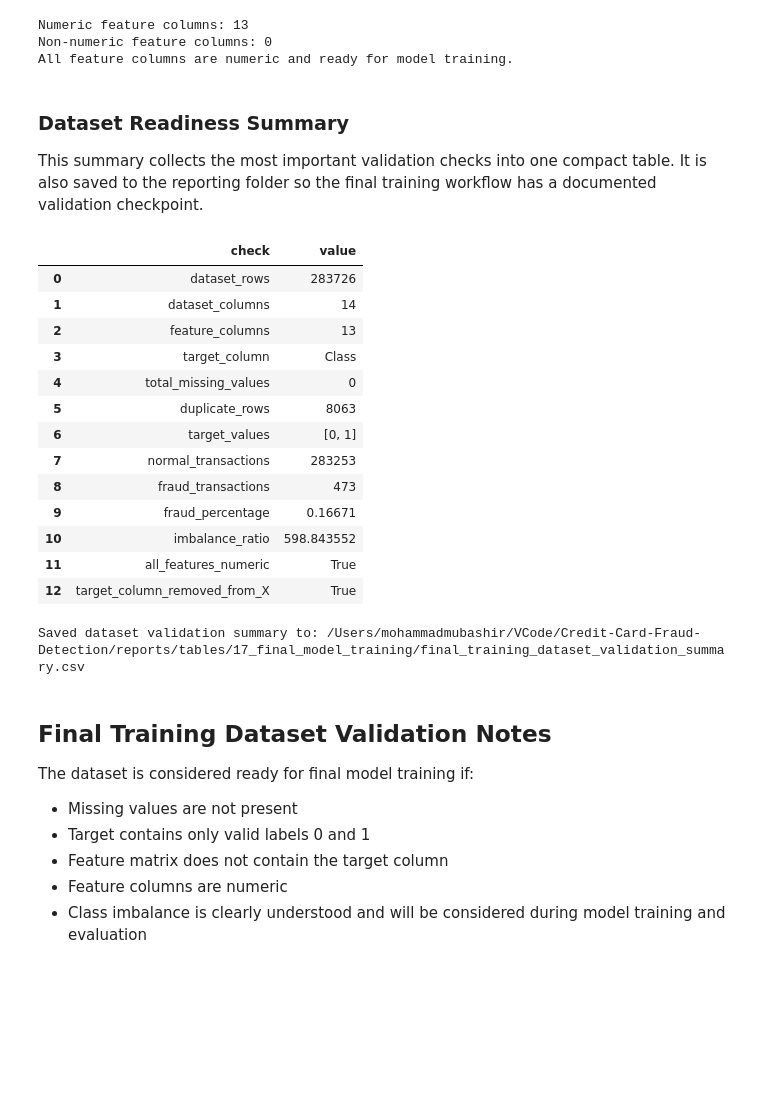
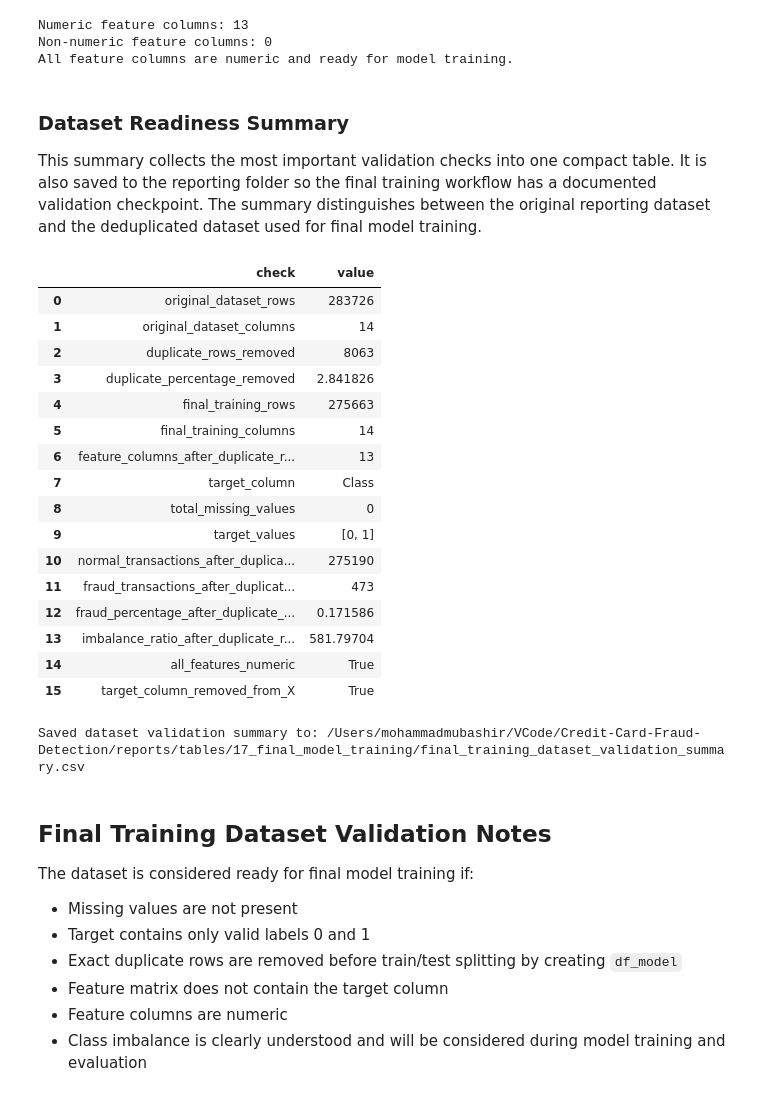
Before and after one commit to mmubashir95/Credit-Card-Fraud-Detection, a Jupyter notebook: notebooks/17_final_model_training.ipynb, the cells around one changed output. Saved outputs shown, nothing was run; the diff lists cells and outputs as text; code cells hidden in the pictures; blank space fills up the shorter version.

Commit message:
Update duplicate handling in final training notebook

```diff
--- a/notebooks/17_final_model_training.ipynb
+++ b/notebooks/17_final_model_training.ipynb
@@ -265,13 +318,8 @@ Target labels are valid. Only 0 and 1 are present.
 
 Credit card fraud detection is highly imbalanced because fraud transactions are rare compared to normal transactions. This is why accuracy alone is not enough for evaluating the model.
 # %%
-target_counts = y.value_counts().sort_index()
-normal_count = int(target_counts.get(0, 0))
-fraud_count = int(target_counts.get(1, 0))
 total_records = len(y)
 normal_percentage = (normal_count / total_records * 100) if total_records else 0.0
-fraud_percentage = (fraud_count / total_records * 100) if total_records else 0.0
-imbalance_ratio = (normal_count / fraud_count) if fraud_count else float("inf")
 
 target_distribution_summary = pd.DataFrame(
     [
@@ -380,48 +428,54 @@ All feature columns are numeric and ready for model training.
 # %% [markdown]
 ### Dataset Readiness Summary
 
-This summary collects the most important validation checks into one compact table. It is also saved to the reporting folder so the final training workflow has a documented validation checkpoint.
+This summary collects the most important validation checks into one compact table. It is also saved to the reporting folder so the final training workflow has a documented validation checkpoint. The summary distinguishes between the original reporting dataset and the deduplicated dataset used for final model training.
 # %%
 all_features_numeric = len(non_numeric_feature_columns) == 0
 target_column_removed_from_X = TARGET_COL not in X.columns
 validation_summary_path = TABLES_DIR / "final_training_dataset_validation_summary.csv"
 
 dataset_validation_summary = pd.DataFrame(
     [
-        {"check": "dataset_rows", "value": df.shape[0]},
-        {"check": "dataset_columns", "value": df.shape[1]},
-        {"check": "feature_columns", "value": X.shape[1]},
+        {"check": "original_dataset_rows", "value": df.shape[0]},
+        {"check": "original_dataset_columns", "value": df.shape[1]},
+        {"check": "duplicate_rows_removed", "value": rows_removed},
+        {"check": "duplicate_percentage_removed", "value": round(percentage_removed, 6)},
+        {"check": "final_training_rows", "value": df_model.shape[0]},
+        {"check": "final_training_columns", "value": df_model.shape[1]},
+        {"check": "feature_columns_after_duplicate_removal", "value": X.shape[1]},
         {"check": "target_column", "value": TARGET_COL},
         {"check": "total_missing_values", "value": total_missing_values},
-        {"check": "duplicate_rows", "value": duplicate_rows},
         {"check": "target_values", "value": str(sorted(actual_target_values))},
-        {"check": "normal_transactions", "value": normal_count},
-        {"check": "fraud_transactions", "value": fraud_count},
-        {"check": "fraud_percentage", "value": round(fraud_percentage, 6)},
-        {"check": "imbalance_ratio", "value": round(imbalance_ratio, 6) if np.isfinite(imbalance_ratio) else "inf"},
+        {"check": "normal_transactions_after_duplicate_removal", "value": normal_count},
+        {"check": "fraud_transactions_after_duplicate_removal", "value": fraud_count},
+        {"check": "fraud_percentage_after_duplicate_removal", "value": round(fraud_percentage, 6)},
+        {"check": "imbalance_ratio_after_duplicate_removal", "value": round(imbalance_ratio, 6) if np.isfinite(imbalance_ratio) else "inf"},
         {"check": "all_features_numeric", "value": all_features_numeric},
         {"check": "target_column_removed_from_X", "value": target_column_removed_from_X},
     ]
 )
 
 dataset_validation_summary.to_csv(validation_summary_path, index=False)
 display(dataset_validation_summary)
 print(f"Saved dataset validation summary to: {validation_summary_path}")
 # %% [output]
 |  | check | value |
-| 0 | dataset_rows | 283726 |
-| 1 | dataset_columns | 14 |
-| 2 | feature_columns | 13 |
-| 3 | target_column | Class |
-| 4 | total_missing_values | 0 |
-| 5 | duplicate_rows | 8063 |
-| 6 | target_values | [0, 1] |
-| 7 | normal_transactions | 283253 |
-| 8 | fraud_transactions | 473 |
-| 9 | fraud_percentage | 0.16671 |
-| 10 | imbalance_ratio | 598.843552 |
-| 11 | all_features_numeric | True |
-| 12 | target_column_removed_from_X | True |
+| 0 | original_dataset_rows | 283726 |
+| 1 | original_dataset_columns | 14 |
+| 2 | duplicate_rows_removed | 8063 |
+| 3 | duplicate_percentage_removed | 2.841826 |
+| 4 | final_training_rows | 275663 |
+| 5 | final_training_columns | 14 |
+| 6 | feature_columns_after_duplicate_r... | 13 |
+| 7 | target_column | Class |
+| 8 | total_missing_values | 0 |
+| 9 | target_values | [0, 1] |
+| 10 | normal_transactions_after_duplica... | 275190 |
+| 11 | fraud_transactions_after_duplicat... | 473 |
+| 12 | fraud_percentage_after_duplicate_... | 0.171586 |
+| 13 | imbalance_ratio_after_duplicate_r... | 581.79704 |
+| 14 | all_features_numeric | True |
+| 15 | target_column_removed_from_X | True |
 Saved dataset validation summary to: /Users/mohammadmubashir/VCode/Credit-Card-Fraud-Detection/reports/tables/17_final_model_training/final_training_dataset_validation_summary.csv
 # %% [markdown]
 ## Final Training Dataset Validation Notes
@@ -430,6 +484,7 @@ The dataset is considered ready for final model training if:
 
 - Missing values are not present
 - Target contains only valid labels 0 and 1
+- Exact duplicate rows are removed before train/test splitting by creating `df_model`
 - Feature matrix does not contain the target column
 - Feature columns are numeric
 - Class imbalance is clearly understood and will be considered during model training and evaluation
```
Also changed, not shown: parts of 7 cells of this notebook.
